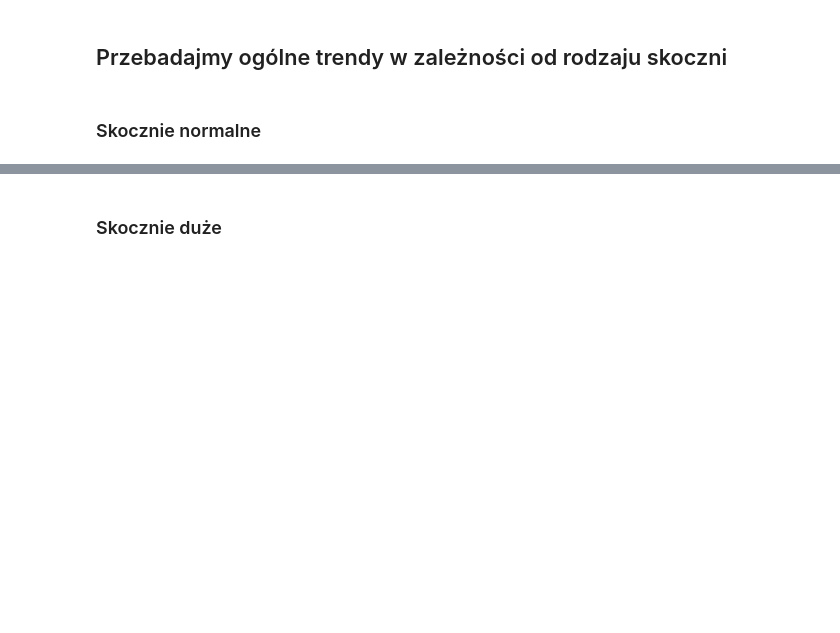
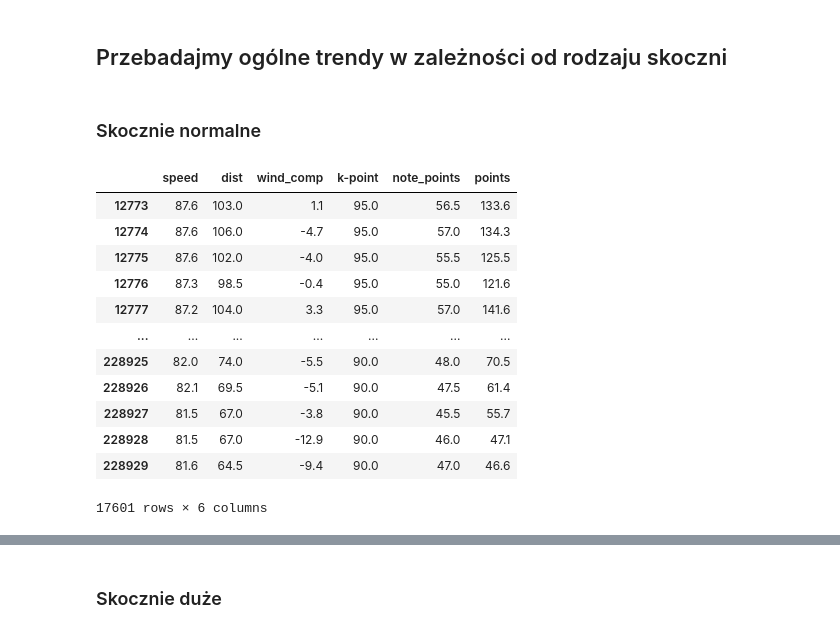
Before and after one commit to jakub-milasz/ski_jumping_analysis, a Jupyter notebook: ski_jumping.ipynb, the cells around one changed output, grey strips where cells are left out. Saved outputs shown, nothing was run; the diff lists cells and outputs as text; code cells hidden in the pictures; blank space fills up the shorter version.

```diff
--- a/ski_jumping.ipynb
+++ b/ski_jumping.ipynb
@@ -30,6 +30,21 @@ fh = merged[merged['k-point'] > 170]
 ### Skocznie normalne
 # %%
 normal_hills = nh[['speed', 'dist', 'wind_comp', 'k-point', 'note_points', 'points']].dropna()
+normal_hills
+# %% [output]
+|  | speed | dist | wind_comp | k-point | note_points | points |
+| 12773 | 87.6 | 103.0 | 1.1 | 95.0 | 56.5 | 133.6 |
+| 12774 | 87.6 | 106.0 | -4.7 | 95.0 | 57.0 | 134.3 |
+| 12775 | 87.6 | 102.0 | -4.0 | 95.0 | 55.5 | 125.5 |
+| 12776 | 87.3 | 98.5 | -0.4 | 95.0 | 55.0 | 121.6 |
+| 12777 | 87.2 | 104.0 | 3.3 | 95.0 | 57.0 | 141.6 |
+| ... | ... | ... | ... | ... | ... | ... |
+| 228925 | 82.0 | 74.0 | -5.5 | 90.0 | 48.0 | 70.5 |
+| 228926 | 82.1 | 69.5 | -5.1 | 90.0 | 47.5 | 61.4 |
+| 228927 | 81.5 | 67.0 | -3.8 | 90.0 | 45.5 | 55.7 |
+| 228928 | 81.5 | 67.0 | -12.9 | 90.0 | 46.0 | 47.1 |
+| 228929 | 81.6 | 64.5 | -9.4 | 90.0 | 47.0 | 46.6 |
+17601 rows × 6 columns
 # %%
 sns.heatmap(normal_hills.corr(), cmap='Greens', annot=True, vmin=-1, vmax=1).set(title="Skocznie normalne - macierz korelacji")
 plt.show()
```
Also changed, not shown: parts of 10 cells of this notebook, 3 other files.
